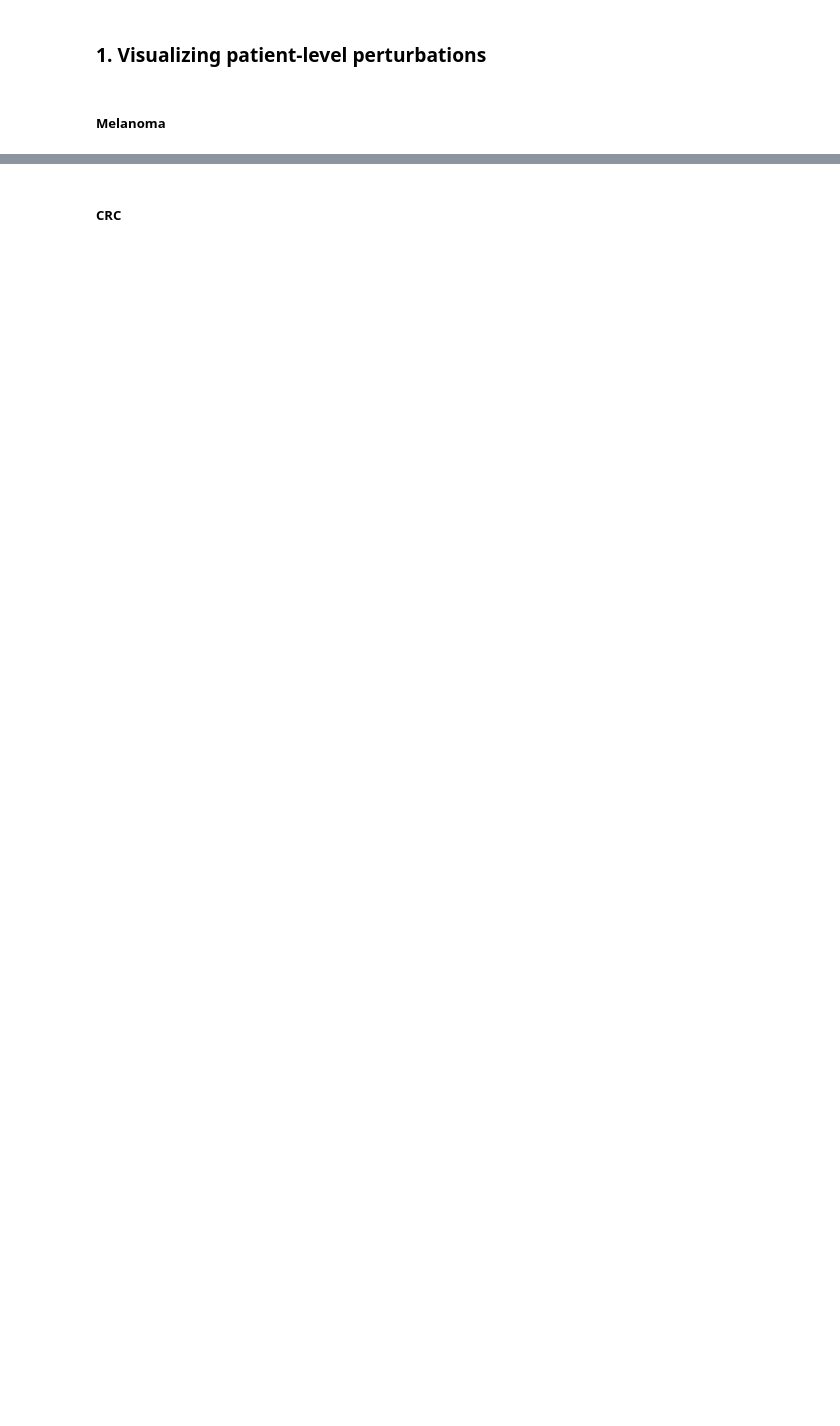
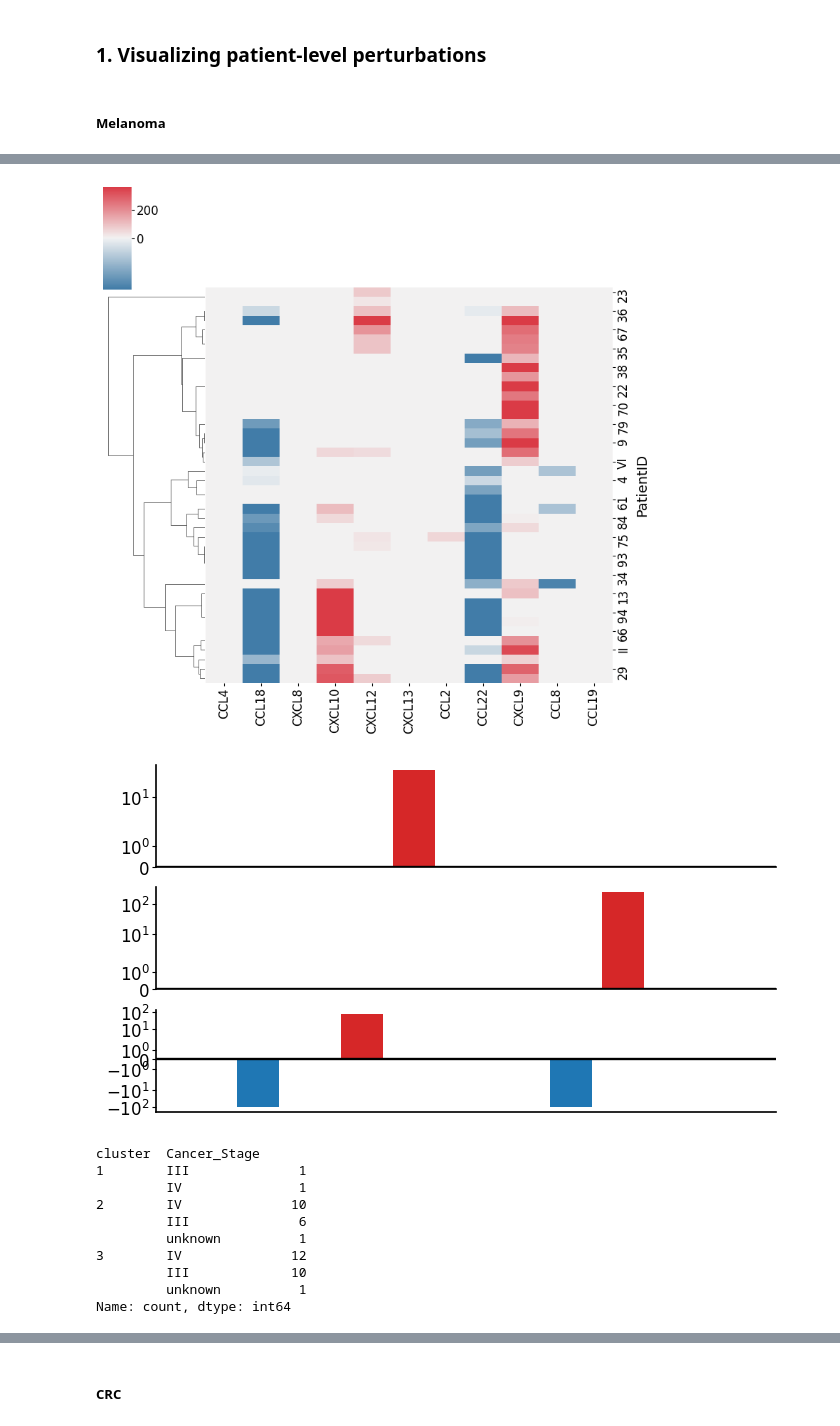
Before and after one commit to neonine2/morpheus-spatial, a Jupyter notebook: reproduction/make_figure.ipynb, the cells around one changed output, grey strips where cells are left out. Cells and saved outputs as stored; diff of their text form; code cells hidden in the pictures; blank space fills up the shorter version.

```diff
--- a/reproduction/make_figure.ipynb
+++ b/reproduction/make_figure.ipynb
@@ -84,0 +110,24 @@ Name: count, dtype: int64
+# %%
+cf_mla, channel_to_perturb_mla = retrieve_perturbation(
+    mla_data, additional_col=["Cancer_Stage"]
+)
+strategy_mla, patient_cf_mla = plot_patient_perturbation(
+    cf_mla,
+    channel_to_perturb_mla,
+    numClust=3,
+    extra_cols=["Cancer_Stage"],
+)
+display(strategy_mla)
+# %% [output]
+[figure, added]
+[figure, added]
+cluster  Cancer_Stage
+1        III              1
+         IV               1
+2        IV              10
+         III              6
+         unknown          1
+3        IV              12
+         III             10
+         unknown          1
+Name: count, dtype: int64
```
Also changed, not shown: parts of 15 cells of this notebook, 8 other files.
